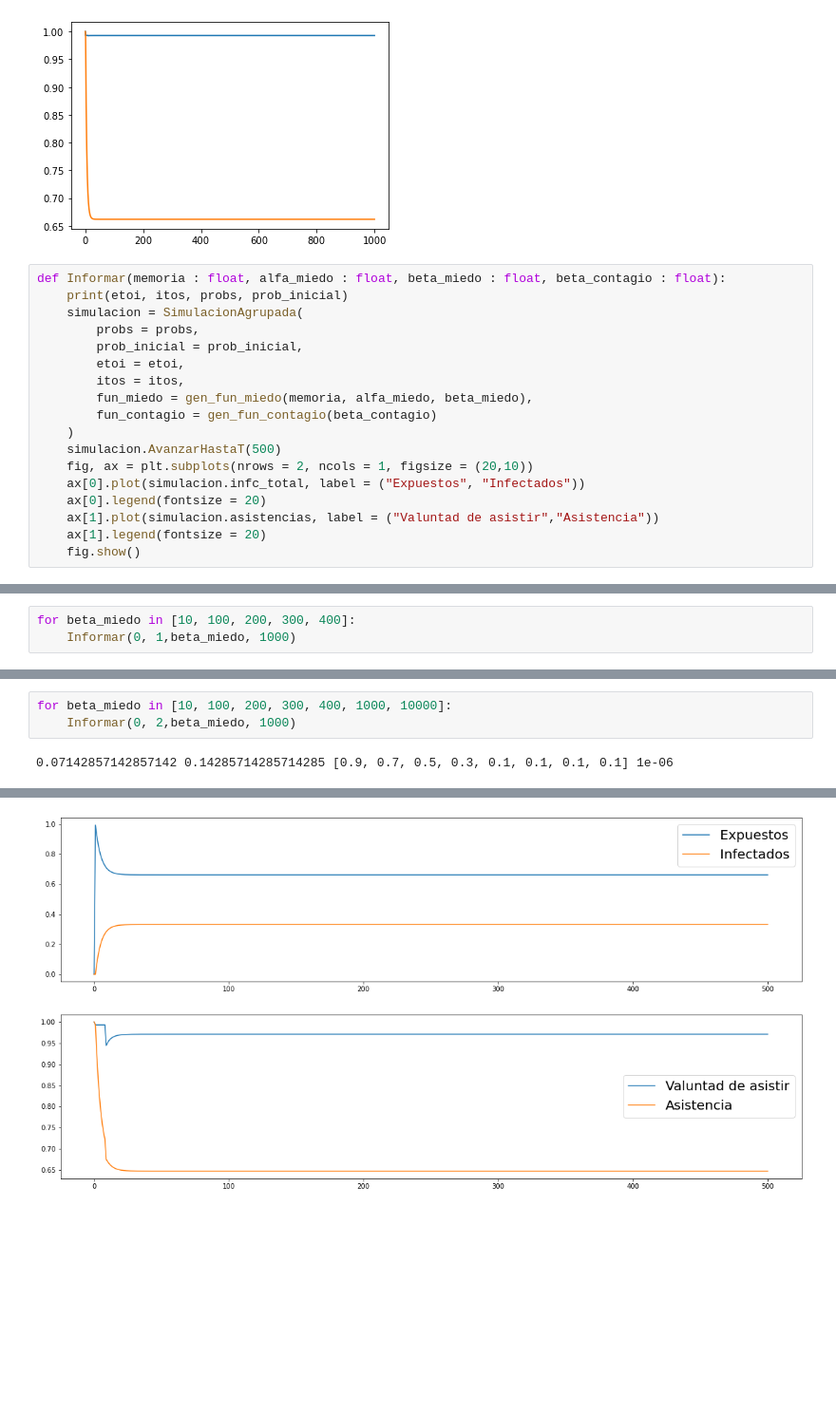
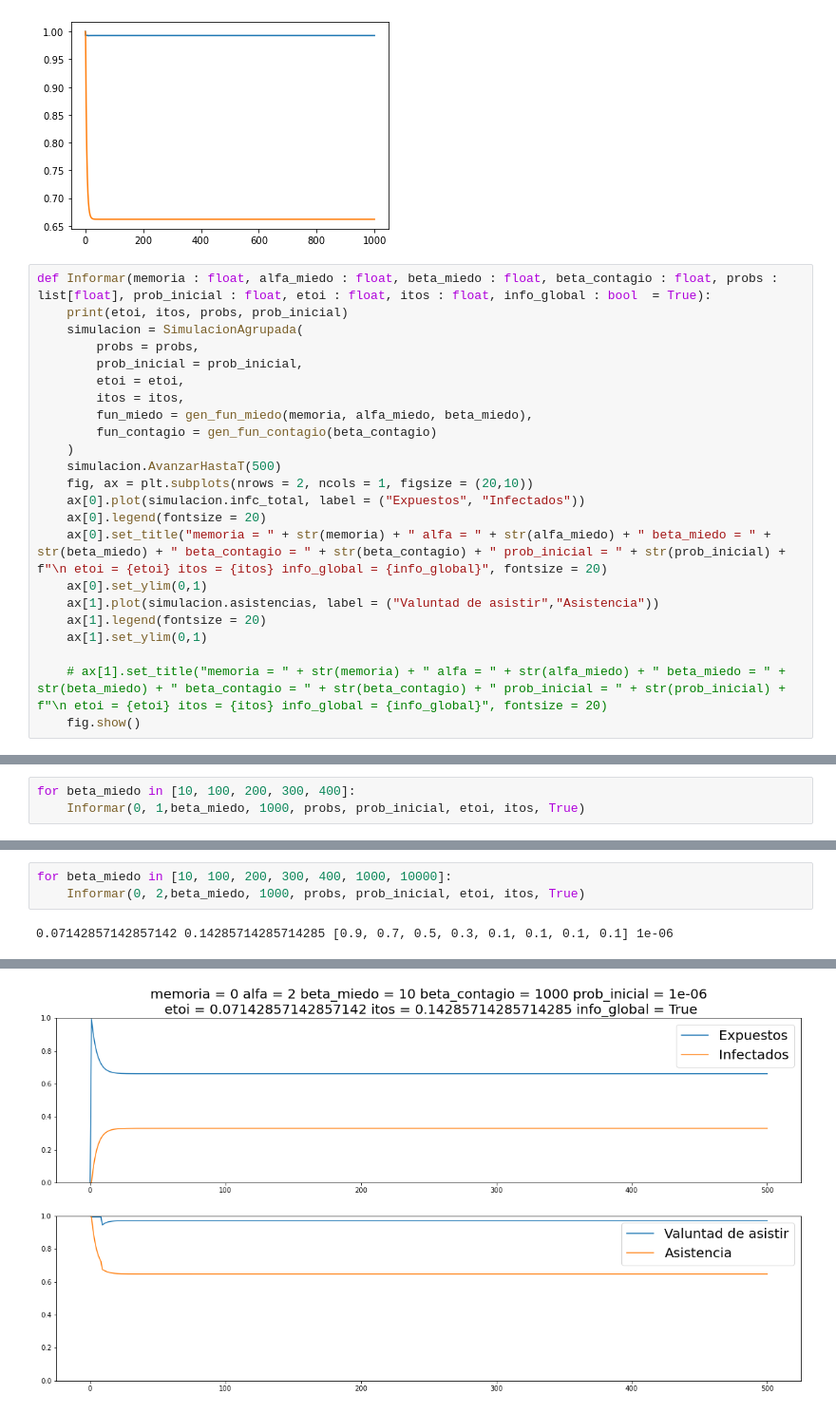
Before and after one commit to LautaroLasorsa/TP-Simulaci-n, a Jupyter notebook: Informe3.ipynb, the cells around one changed output, grey strips where cells are left out. Shown at 95% size. Drawn from its saved outputs; the diff is of its cells as text; blank space fills up the shorter version.

```diff
--- a/Informe3.ipynb
+++ b/Informe3.ipynb
@@ -48,7 +48,7 @@ plt.plot(simulacion.asistencias)
  <matplotlib.lines.Line2D at 0x...>]
 [figure]
 # %%
-def Informar(memoria : float, alfa_miedo : float, beta_miedo : float, beta_contagio : float):
+def Informar(memoria : float, alfa_miedo : float, beta_miedo : float, beta_contagio : float, probs : list[float], prob_inicial : float, etoi : float, itos : float, info_global : bool  = True):
     print(etoi, itos, probs, prob_inicial)
     simulacion = SimulacionAgrupada(
         probs = probs,
@@ -62,7 +62,12 @@ def Informar(memoria : float, alfa_miedo : float, beta_miedo : float, beta_conta
     fig, ax = plt.subplots(nrows = 2, ncols = 1, figsize = (20,10))
     ax[0].plot(simulacion.infc_total, label = ("Expuestos", "Infectados"))
     ax[0].legend(fontsize = 20)
+    ax[0].set_title("memoria = " + str(memoria) + " alfa = " + str(alfa_miedo) + " beta_miedo = " + str(beta_miedo) + " beta_contagio = " + str(beta_contagio) + " prob_inicial = " + str(prob_inicial) + f"\n etoi = {etoi} itos = {itos} info_global = {info_global}", fontsize = 20)
+    ax[0].set_ylim(0,1)
     ax[1].plot(simulacion.asistencias, label = ("Valuntad de asistir","Asistencia"))
     ax[1].legend(fontsize = 20)
+    ax[1].set_ylim(0,1)
+
+    # ax[1].set_title("memoria = " + str(memoria) + " alfa = " + str(alfa_miedo) + " beta_miedo = " + str(beta_miedo) + " beta_contagio = " + str(beta_contagio) + " prob_inicial = " + str(prob_inicial) + f"\n etoi = {etoi} itos = {itos} info_global = {info_global}", fontsize = 20)
     fig.show()
 # %%
@@ -73,6 +78,6 @@ Informar(0, 1, 1, 1000)
 # %%
 for beta_miedo in [10, 100, 200, 300, 400]:
-    Informar(0, 1,beta_miedo, 1000)
+    Informar(0, 1,beta_miedo, 1000, probs, prob_inicial, etoi, itos, True)
 # %% [output]
 0.07142857142857142 0.14285714285714285 [0.9, 0.7, 0.5, 0.3, 0.1, 0.1, 0.1, 0.1] 1e-06
 0.07142857142857142 0.14285714285714285 [0.9, 0.7, 0.5, 0.3, 0.1, 0.1, 0.1, 0.1] 1e-06
@@ -87,12 +92,12 @@ for beta_miedo in [10, 100, 200, 300, 400]:
 # %%
 for beta_miedo in [10, 100, 200, 300, 400, 1000, 10000]:
-    Informar(0, 2,beta_miedo, 1000)
+    Informar(0, 2,beta_miedo, 1000, probs, prob_inicial, etoi, itos, True)
 # %% [output]
 0.07142857142857142 0.14285714285714285 [0.9, 0.7, 0.5, 0.3, 0.1, 0.1, 0.1, 0.1] 1e-06
 0.07142857142857142 0.14285714285714285 [0.9, 0.7, 0.5, 0.3, 0.1, 0.1, 0.1, 0.1] 1e-06
 0.07142857142857142 0.14285714285714285 [0.9, 0.7, 0.5, 0.3, 0.1, 0.1, 0.1, 0.1] 1e-06
 0.07142857142857142 0.14285714285714285 [0.9, 0.7, 0.5, 0.3, 0.1, 0.1, 0.1, 0.1] 1e-06
 0.07142857142857142 0.14285714285714285 [0.9, 0.7, 0.5, 0.3, 0.1, 0.1, 0.1, 0.1] 1e-06
 0.07142857142857142 0.14285714285714285 [0.9, 0.7, 0.5, 0.3, 0.1, 0.1, 0.1, 0.1] 1e-06
 0.07142857142857142 0.14285714285714285 [0.9, 0.7, 0.5, 0.3, 0.1, 0.1, 0.1, 0.1] 1e-06
-[figure, old version]
+[figure, new version]
```
Also changed, not shown: parts of 8 cells of this notebook, 4 other files.
